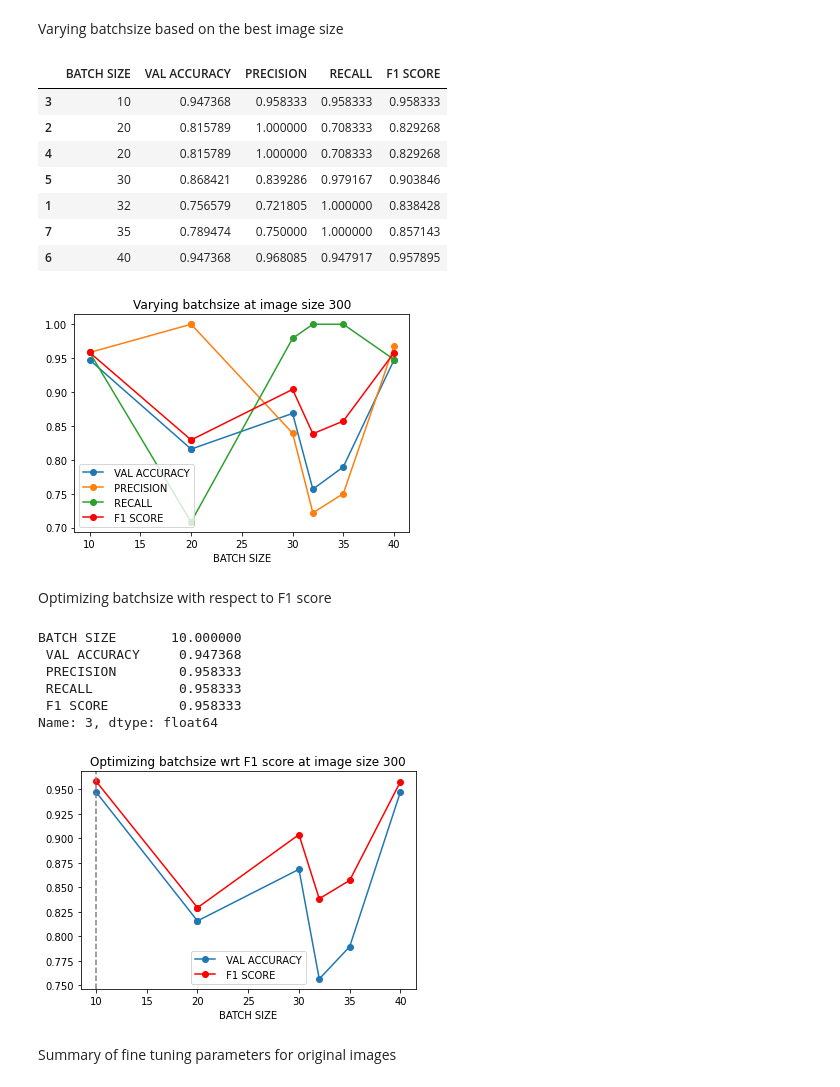
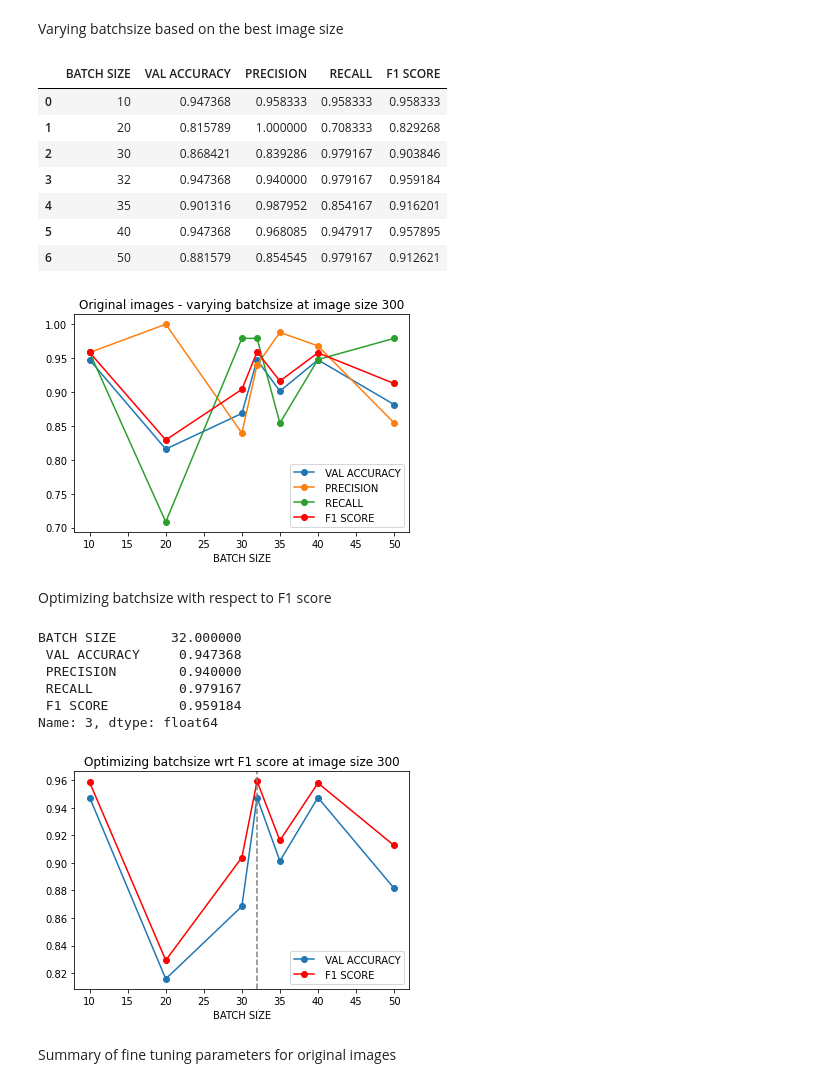
Before and after one commit to mishty-ray/marked-beetle-analysis-1, a Jupyter notebook: Graphs_and_images.ipynb, the cells around one changed output. Saved outputs shown, nothing was run; the diff lists cells and outputs as text; code cells hidden in the pictures.

Commit message:
All the graphs and images summarizing the best model

```diff
--- a/Graphs_and_images.ipynb
+++ b/Graphs_and_images.ipynb
@@ -336,48 +369,48 @@ plt.show()
 Varying batchsize based on the best image size
 # %%
 tvb=pd.read_csv('/content/drive/MyDrive/fine_tuning/metrics_300.txt')
-tvb=tvb.drop(labels=0, axis=0)
-tvb=tvb.sort_values(by=tvb.columns[0])
+#tvb=tvb.drop(labels=[0,1], axis=0)
+#tvb=tvb.sort_values(by=tvb.columns[0])
 tvb
 # %% [output]
 |  | BATCH SIZE | VAL ACCURACY | PRECISION | RECALL | F1 SCORE |
-| 3 | 10 | 0.947368 | 0.958333 | 0.958333 | 0.958333 |
-| 2 | 20 | 0.815789 | 1.000000 | 0.708333 | 0.829268 |
-| 4 | 20 | 0.815789 | 1.000000 | 0.708333 | 0.829268 |
-| 5 | 30 | 0.868421 | 0.839286 | 0.979167 | 0.903846 |
-| 1 | 32 | 0.756579 | 0.721805 | 1.000000 | 0.838428 |
-| 7 | 35 | 0.789474 | 0.750000 | 1.000000 | 0.857143 |
-| 6 | 40 | 0.947368 | 0.968085 | 0.947917 | 0.957895 |
+| 0 | 10 | 0.947368 | 0.958333 | 0.958333 | 0.958333 |
+| 1 | 20 | 0.815789 | 1.000000 | 0.708333 | 0.829268 |
+| 2 | 30 | 0.868421 | 0.839286 | 0.979167 | 0.903846 |
+| 3 | 32 | 0.947368 | 0.940000 | 0.979167 | 0.959184 |
+| 4 | 35 | 0.901316 | 0.987952 | 0.854167 | 0.916201 |
+| 5 | 40 | 0.947368 | 0.968085 | 0.947917 | 0.957895 |
+| 6 | 50 | 0.881579 | 0.854545 | 0.979167 | 0.912621 |
 # %%
 ax_im=plt.gca()
 tvb.plot(kind='line', x=tvb.columns[0], y=tvb.columns[1], style='o-',ax=ax_im)
 tvb.plot(kind='line', x=tvb.columns[0], y=tvb.columns[2], style='o-', ax=ax_im)
 tvb.plot(kind='line', x=tvb.columns[0], y=tvb.columns[3], style='o-', ax=ax_im)
 tvb.plot(kind='line', x=tvb.columns[0], y=tvb.columns[4], style='ro-', ax=ax_im)
-ax_im.set_title('Varying batchsize at image size 300')
+ax_im.set_title('Original images - varying batchsize at image size 300')
 plt.show()
 # %% [output]
-[figure, old version]
+[figure, new version]
 # %% [markdown]
 Optimizing batchsize with respect to F1 score
 # %%
 tvb.loc[tvb[tvb.columns[4]].idxmax()]
 # %% [output]
-BATCH SIZE       10.000000
+BATCH SIZE       32.000000
  VAL ACCURACY     0.947368
- PRECISION        0.958333
- RECALL           0.958333
- F1 SCORE         0.958333
+ PRECISION        0.940000
+ RECALL           0.979167
+ F1 SCORE         0.959184
 Name: 3, dtype: float64
 # %%
 ax_im=plt.gca()
 tvb.plot(kind='line', x=tvb.columns[0], y=tvb.columns[1], style='o-',ax=ax_im)
 tvb.plot(kind='line', x=tvb.columns[0], y=tvb.columns[4], style='ro-', ax=ax_im)
-ax_im.axvline(x=10,color='gray', linestyle='--')
+ax_im.axvline(x=32,color='gray', linestyle='--')
 ax_im.set_title('Optimizing batchsize wrt F1 score at image size 300')
 plt.show()
 # %% [output]
-[figure, old version]
+[figure, new version]
 # %% [markdown]
 Summary of fine tuning parameters for original images
 # %%
```
Also changed, not shown: parts of 31 cells of this notebook.
